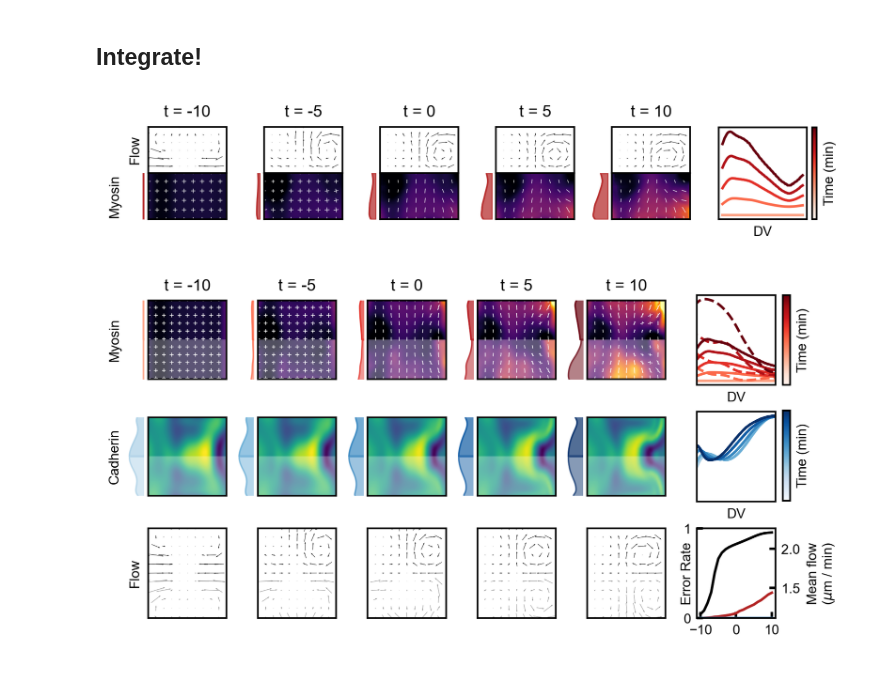
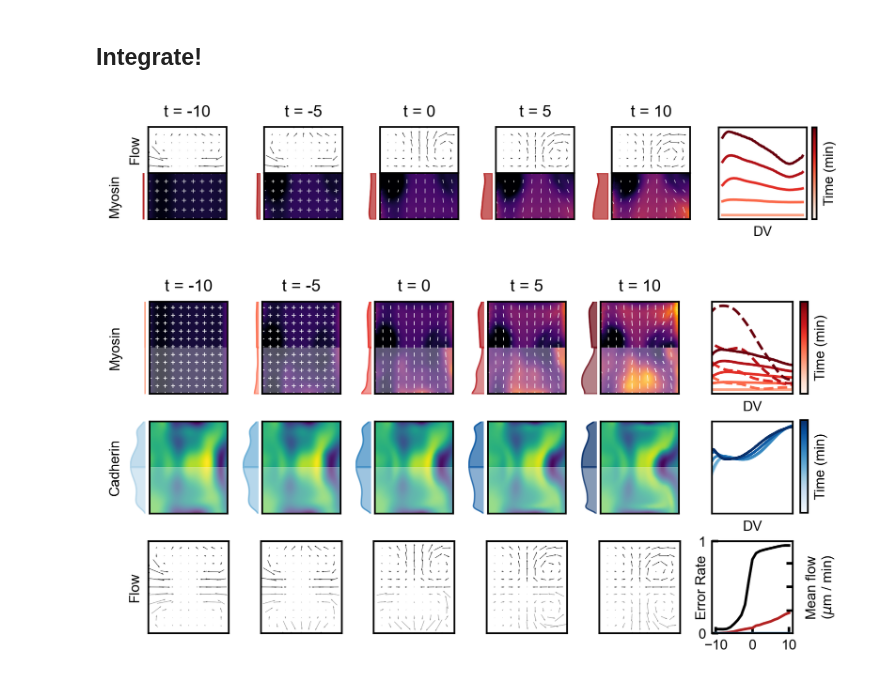
Before and after one commit to jcolen/drosophila_morphogenesis, a Jupyter notebook: ClosedLoop_NODE_Forecasting.ipynb, the cells around one changed output. Drawn from its saved outputs; the diff is of its cells as text; code cells hidden in the pictures.

Commit message:
Newest PINN iteration, NN training on cropped region

```diff
--- a/ClosedLoop_NODE_Forecasting.ipynb
+++ b/ClosedLoop_NODE_Forecasting.ipynb
@@ -57,9 +57,13 @@ Loaded Christoffel symbols from Public
 # %%
 from vae_models.convnext_models import *
 
-info = torch.load('../tb_logs/VAE_Evolver_sqh_beta=0_split=AP')
+#info = torch.load('../tb_logs/VAE_Evolver_sqh_beta=0_split=AP')
+#v_model = VAE_Evolver(**info['hparams'])
+
+info = torch.load('../tb_logs/MaskedVAE_Evolver_sqh_beta=0_split=embryo')
+v_model = MaskedVAE_Evolver(**info['hparams'])
+
 print('Model Loss: %.3g' % info['loss'])
-v_model = VAE_Evolver(**info['hparams'])
 v_model.load_state_dict(info['state_dict'])
 
 device = torch.device('cuda:0' if torch.cuda.is_available() else 'cpu')
@@ -85,7 +89,7 @@ plt.rcParams['axes.linewidth'] = 1.
 plt.rcParams['image.origin'] = 'lower'
 
 
-N0, N1 = 90, 110
+N0, N1 = 80, 120
 
 def plot_with_cuts(ax, z, **kwargs):
     plot_tensor2D(ax, z, **kwargs)
@@ -196,7 +200,7 @@ def comparison_plot(m, m0,
     vfc = 40
     apc = 10
     skip = 20
-    ylim = [dv_min+vfc, dv_max-vfc]
+    ylim = [dv_min, dv_max]
     xlim = [ap_min, ap_max]
 
     slc = np.s_[..., ::skip, ::skip]
@@ -322,6 +326,7 @@ def comparison_plot(m, m0,
 
     ax2 = ax[2, N].twinx()
     ax2.plot(t, vnorm, color='black')
+    ax2.set(yticklabels=[])
 
     ax[2, N].set_ylabel('Error Rate', labelpad=-6)
     ax2.set_ylabel('Mean flow\n($\mu$m / min)')
@@ -545,9 +550,7 @@ class ClosedFlyLoop(nn.Module):
         #D_t m_ij  = 0.024 Static_DV Tr(m_ij) + -0.023 m_ij + 1.335 m_ij Tr(E_passive) + 0.152 m_ij Tr(m_ij)
         #D_t m_ij  = 0.095 Static_DV Tr(m_ij) + -0.001 m_ij + 1.402 m_ij Tr(E_passive) + 0.220 m_ij Tr(m_ij) + 0.008 {m_ij, E_passive} + -0.054 {m_ij, Static_DV}
         #D_t m_ij  = -0.001 E_passive + 0.034 E_passive Tr(m_ij) + 0.122 Static_DV Tr(m_ij) + 0.030 m_ij + 1.357 m_ij Tr(E_passive) + -0.075 m_ij Tr(m_ij) + 0.332 m_ij m_ij + -0.021 {m_ij, E_passive} + -0.083 {m_ij, Static_DV}
-        #D_t m_ij  = -0.016 m_ij + 1.319 m_ij Tr(E_passive) + 0.022 Static_DV Tr(m_ij) +
-        #            0.129 m_ij Tr(m_ij) + 0.026 Dorsal_Source m_ij + -0.290 Dorsal_Source m_ij Tr(E_passive) +
-        #            -0.003 Dorsal_Source Static_DV + 0.007 Dorsal_Source m_ij Tr(m_ij)
+        #D_t m_ij  = -0.016 m_ij + 1.319 m_ij Tr(E_passive) + 0.022 Static_DV Tr(m_ij) + 0.129 m_ij Tr(m_ij) + 0.026 Dorsal_Source m_ij + -0.290 Dorsal_Source m_ij Tr(E_passive) + -0.003 Dorsal_Source Static_DV + 0.007 Dorsal_Source m_ij Tr(m_ij)
 
         #mdot += -0.010 * m
         #mdot += 1.351 * m * torch.einsum('kkyx->yx', E_passive)
@@ -564,11 +567,19 @@ class ClosedFlyLoop(nn.Module):
         #mdot += (0.013 - 0.004 * s) * trm * self.gamma_dv
         #mdot += (0.194 - 0.525 * s) * trm * m
 
+        #Closed loop PINN version 03232023
         #D_t m = -(0.514 - 0.549 s) m + (1.34 - 1 s){m, E_p} + (1.74 - 1.77 s) Tr(m) Gamma^{DV} + (1.66 - 1.68 s) Tr(m) m
-        mdot += -(0.514 - 0.549 * s) * m
-        mdot +=  (1.340 - 1.000 * s) * m * torch.einsum('kkyx->yx', E_passive)
-        mdot +=  (1.74 - 1.77 * s) * trm * self.gamma_dv
-        mdot +=  (1.66 - 1.68 * s) * trm * m
+        #mdot += -(0.514 - 0.549 * s) * m
+        #mdot +=  (1.340 - 1.000 * s) * m * torch.einsum('kkyx->yx', E_passive)
+        #mdot +=  (1.74 - 1.77 * s) * trm * self.gamma_dv
+        #mdot +=  (1.66 - 1.68 * s) * trm * m
+
+        #Closed loop PINN version 03282023
+        #	D_t m = -(0.644 - 1.09 s) m + (1.02 - 1.2 s){m, E_p} + (0.891 - 1.47 s) Tr(m) Gamma^{DV} + (0.866 - 1.43 s) Tr(m) m
+        mdot += -(0.64 - 1.09 * s) * m
+        mdot +=  (1.02 - 1.2 * s) * m * torch.einsum('kkyx->yx', E_passive)
+        mdot +=  (0.89 - 1.47 * s) * trm * self.gamma_dv
+        mdot +=  (0.87 - 1.43 * s) * trm * m
 
         ydot = torch.cat([
             mdot.reshape([4, self.nDV, self.nAP]),
@@ -627,33 +638,34 @@ with h5py.File('Public/myosin_dynamics_fitting.h5', 'r') as h5f:
 
     m0 = data['fields/m_ij'][t_mask, ...][()]
     s0 = data['X_raw/Dorsal_Source'][t_mask, ...][()]
 
-    s0 = np.load('ClosedLoopPINN/DorsalSource_IC.npy')[None]
+    s0 = np.load('ClosedLoopPINN/version_03232023/DorsalSource_IC.npy')[None]
+    s0 = np.load('ClosedLoopPINN/version_03282023/DorsalSource_IC.npy')[None]
 
     s0 = gaussian_filter(s0, sigma=(0, sigma, sigma))
     v0 = data['fields/v'][t_mask, ...][()]
     v0 = LeftRightSymmetrize().fit_transform(v0)
     t0 = t[t_mask, ...][()]
 
     #If we're using synthetic ICs, remove DV grading
     m0_mean = np.mean(m0[0], axis=-2, keepdims=True)
     m0[0] = np.broadcast_to(m0_mean, m0[0].shape)
 
 model, (m, s, v, t) = integrate(
     m0[0], s0[0], v_model,
     t0, dv, ap, thresh=0.2)
 s0 = s
 
 mnorm = np.linalg.norm(m0, axis=(1, 2))
 mmin = np.min(mnorm)
 mmax = np.max(mnorm)
 mask = np.s_[..., 20:-20, 0:-25]
 
 plot(m, v, t, dt=5, mmin=mmin, mmax=mmax, mask=mask)
 comparison_plot(m, m0,
                 s, s0,
                 v, v0,
                 t, dt=5)
 # %% [output]
-[figure, old version]
+[figure, new version]
-[figure, old version]
+[figure, new version]
```
Also changed, not shown: parts of 1 cell of this notebook, 13 other files.
